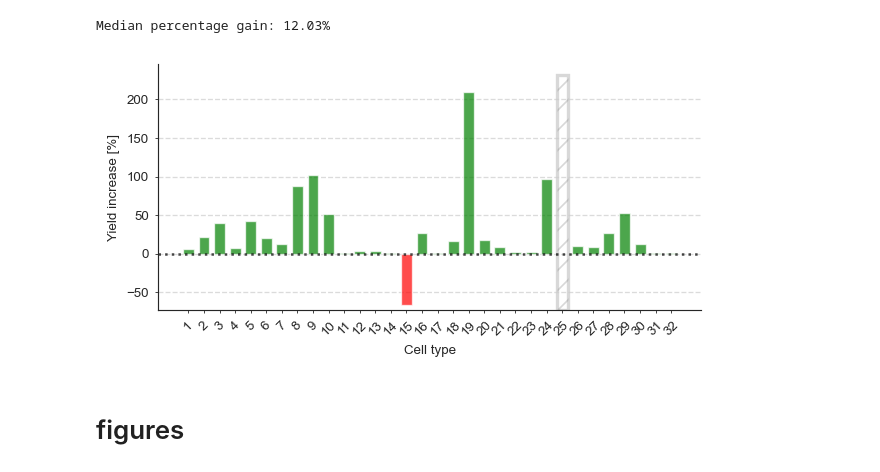
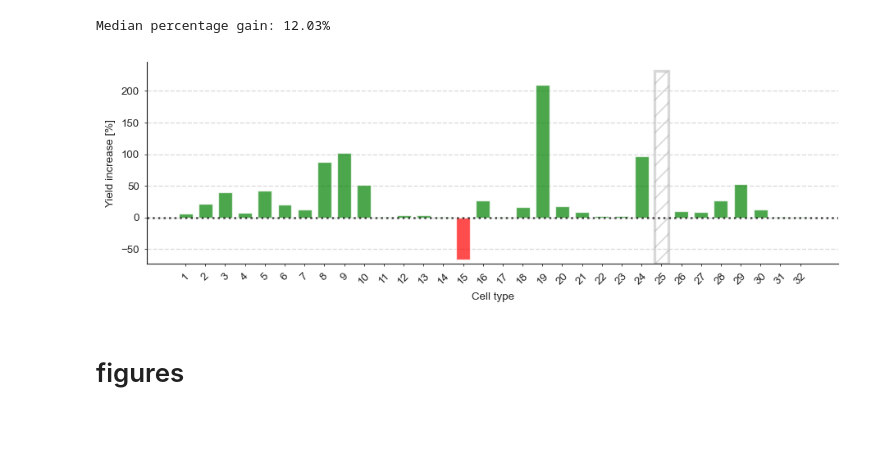
Before and after one commit to SamuelSuhai/model_in_the_loop, a Jupyter notebook: thesis/code/online_quality_and_celltype/plot_online_quality_type.ipynb, the cells around one changed output. Drawn from its saved outputs; the diff is of its cells as text; code cells hidden in the pictures; blank space fills up the shorter version.

Commit message:
changed size of celltype figures

```diff
--- a/thesis/code/online_quality_and_celltype/plot_online_quality_type.ipynb
+++ b/thesis/code/online_quality_and_celltype/plot_online_quality_type.ipynb
@@ -76,17 +76,17 @@ print(f"Median percentage gain: {results['percentage_gain'].median():.2f}%")
 Median percentage gain: 12.03%
 # %%
 fig,ax = ut.plot_percentage_gain(results,
-                                 subplots_kws = {'figsize': plotter.figsize_from_frac(2/3,1/3)},
+                                 subplots_kws = {'figsize': plotter.figsize_from_frac(1,1/3)},
                                 plt_kws = {},
                                 open_bar_celltypes = [25]
 )
 
 plotter.tight_layout()
 
 # save
 fig.savefig(os.path.join(sim_save_path, "percentage_gain_online_vs_offline_celltype.svg"))
 # %% [output]
-[figure, old version]
+[figure, new version]
 # %% [markdown]
 # figures
 # %% [markdown]
```
Also changed, not shown: parts of 1 cell of this notebook, 2 other files.
